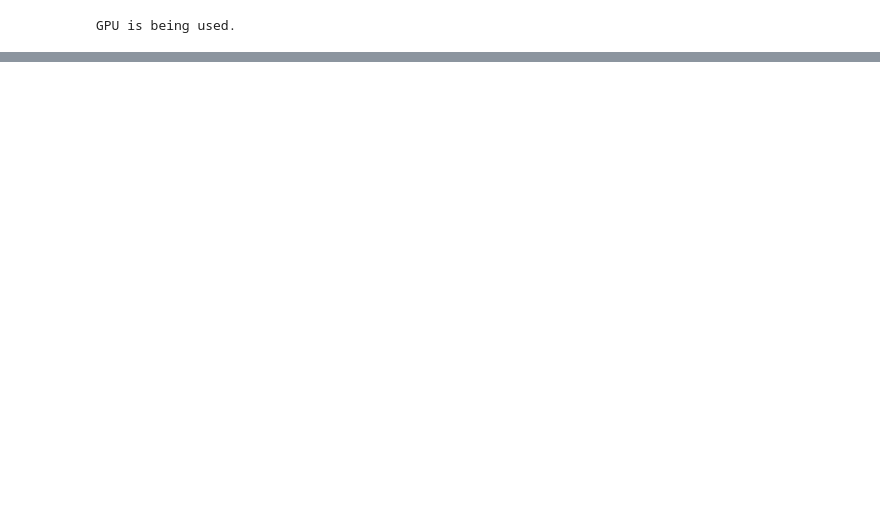
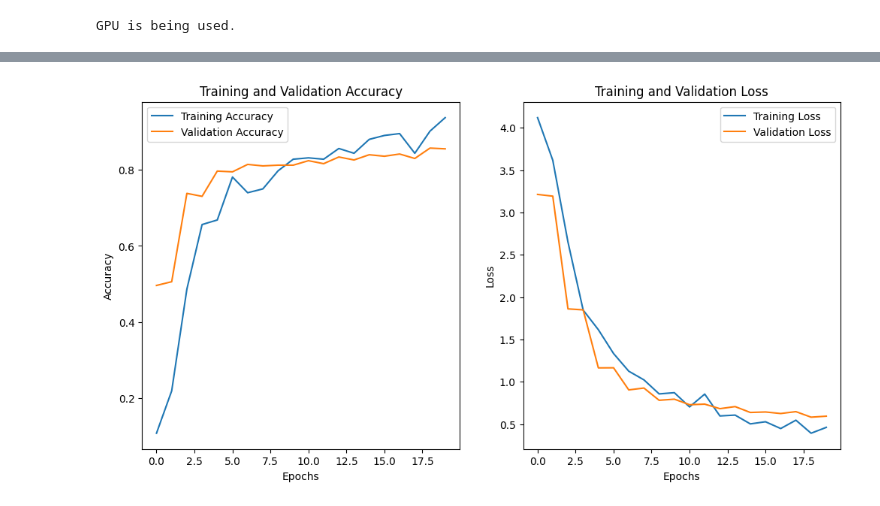
Before and after one commit to Karthik6301415774/karthik2002, a Jupyter notebook: multi_class_animal_classification.ipynb, the cells around one changed output, grey strips where cells are left out. Cells and saved outputs as stored; diff of their text form; code cells hidden in the pictures; blank space fills up the shorter version.

```diff
--- a/multi_class_animal_classification.ipynb
+++ b/multi_class_animal_classification.ipynb
@@ -49,12 +33,10 @@ else:
 GPU is being used.
 # %%
 # Path to the dataset
-path = kagglehub.dataset_download("iamsouravbanerjee/animal-image-dataset-90-different-animals")
-print(path)
-dataset_path = path # Set dataset_path to the actual download location
+dataset_path = "/kaggle/input/animal-image-dataset-90-different-animals/animals/animals"
 
-# Get the number of classes and class names
-classes = os.listdir(dataset_path) # Assuming each subfolder in dataset_path is a class
+# List all the classes (Animal Types)
+classes = os.listdir(dataset_path)
 num_classes = len(classes)
 
 # Display the number of classes along with names
@@ -155,0 +156,9 @@ Class mapping: {'antelope': 0, 'badger': 1, 'bat': 2, 'bear': 3, 'bee': 4, 'beet
+# %%
+# Train the model
+history = model.fit(
+    train_generator,
+    steps_per_epoch=train_generator.samples // batch_size,
+    validation_data=validation_generator,
+    validation_steps=validation_generator.samples // batch_size,
+    epochs = 20
+)
@@ -155,0 +187,23 @@ Class mapping: {'antelope': 0, 'badger': 1, 'bat': 2, 'bear': 3, 'bee': 4, 'beet
+# %%
+# Evaluate the model - plotting the training and validation acc/loss
+plt.figure(figsize=(12, 6))
+
+plt.subplot(1, 2, 1)
+plt.plot(history.history['accuracy'], label='Training Accuracy')
+plt.plot(history.history['val_accuracy'], label='Validation Accuracy')
+plt.title('Training and Validation Accuracy')
+plt.xlabel('Epochs')
+plt.ylabel('Accuracy')
+plt.legend()
+
+plt.subplot(1, 2, 2)
+plt.plot(history.history['loss'], label='Training Loss')
+plt.plot(history.history['val_loss'], label='Validation Loss')
+plt.title('Training and Validation Loss')
+plt.xlabel('Epochs')
+plt.ylabel('Loss')
+plt.legend()
+
+plt.show()
+# %% [output]
+[figure, added]
```
Also changed, not shown: parts of 15 cells of this notebook.
